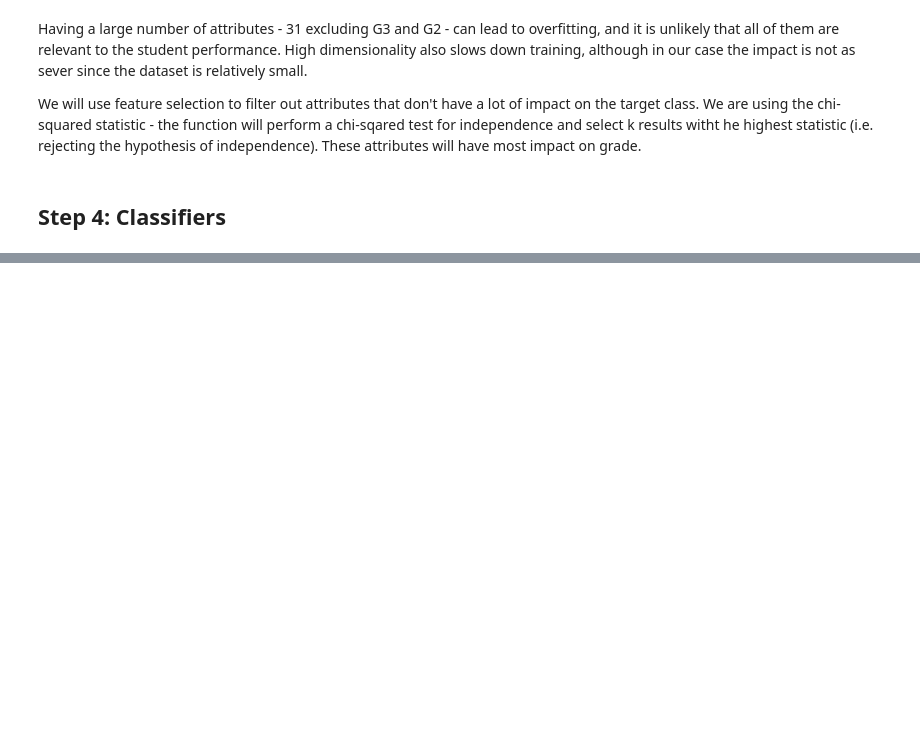
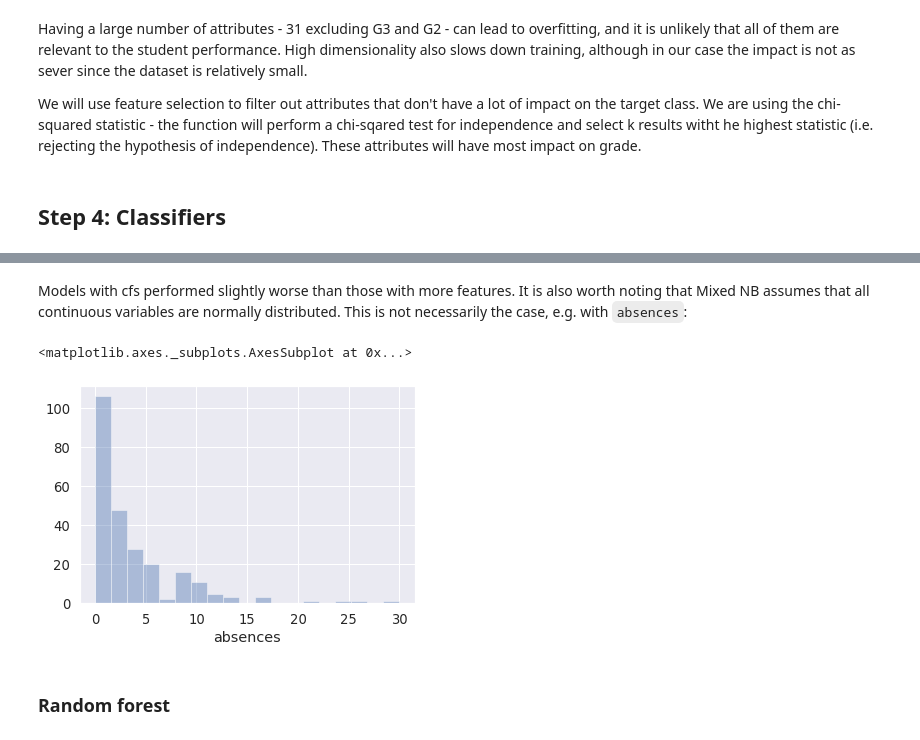
Before and after one commit to olga-khab/msa-predicting-performance, a Jupyter notebook: msa-project.ipynb, the cells around one changed output, grey strips where cells are left out. Cells and saved outputs as stored; diff of their text form; code cells hidden in the pictures; blank space fills up the shorter version.

```diff
--- a/msa-project.ipynb
+++ b/msa-project.ipynb
@@ -99,18 +107,18 @@ def convert_grade(df):
         (df['G3'] >= 16) & (df['G3'] <= 20)
     ]
     # labels to match the grade intervals
-    choices = ['very poor to poor', 'sufficient to good', 'very good to excellent']
+    choices = [0, 1, 2]
     # corresponding grade classifications
     df['G3_discrete'] = np.select(conditions, choices)
 
     # mark ordinal attributes as categorical, not numeric
     attributes = list(df)
     # Exclude the attributes that should be treated as numeric
-    attributes = [a for a in attributes if a not in ('age', 'absences', 'G3', 'G1')]
+    attributes = [a for a in attributes if a not in ('age', 'absences', 'G3', 'G1', 'G3_discrete')]
     for attribute in attributes:
         df[attribute] = df[attribute].astype('category',copy=False)
     # no longer need G3
-    df=df.drop(['G3'], axis=1)
+    #df=df.drop(['G3'], axis=1)
     return df
 
 #<------------------------------- Change labels to numeric values ------------------------------->#
@@ -150,11 +158,11 @@ Name: G3_discrete, dtype: int64
 Training on unbalanced samples makes most classifiers unable to generalise well and identify the less frequent classes - they will tend to label everything as the dominant class as it still gives good overall accuracy although it's not particularly useful. We will use undersampling to create balanced subset.
 # %%
 def balance_sample(df):
-    class_1 = df[df['G3_discrete'] == 1 ]
+    class_2 = df[df['G3_discrete'] == 2 ]
     # randomly sample from the more prevalent classess to match the length of class 1
     # specify a random state to generate the same sample every time we run the program - to monitor accuracy
-    class_0 = df[df['G3_discrete'] == 0 ].sample(len(class_1), random_state = 0)
-    class_2 = df[df['G3_discrete'] == 2 ].sample(len(class_1), random_state = 0)
+    class_0 = df[df['G3_discrete'] == 0 ].sample(len(class_2), random_state = 0)
+    class_1 = df[df['G3_discrete'] == 1 ].sample(len(class_2), random_state = 0)
     frames = [class_1, class_2, class_0]
     balanced_sample = pd.concat(frames)
     return balanced_sample
@@ -987,0 +376,9 @@ Successfully installed kaggle-1.5.6 python-slugify-4.0.0 text-unidecode-1.3 urll
+# %% [markdown]
+Models with cfs performed slightly worse than those with more features. It is also worth noting that Mixed NB assumes that all continuous variables are normally distributed. This is not necessarily the case, e.g. with `absences`:
+# %%
+sn.distplot(df_grade['absences'], kde=False)
+# %% [output]
+<matplotlib.axes._subplots.AxesSubplot at 0x...>
+[figure, added]
+# %% [markdown]
+### Random forest
```
Also changed, not shown: parts of 68 cells of this notebook.
